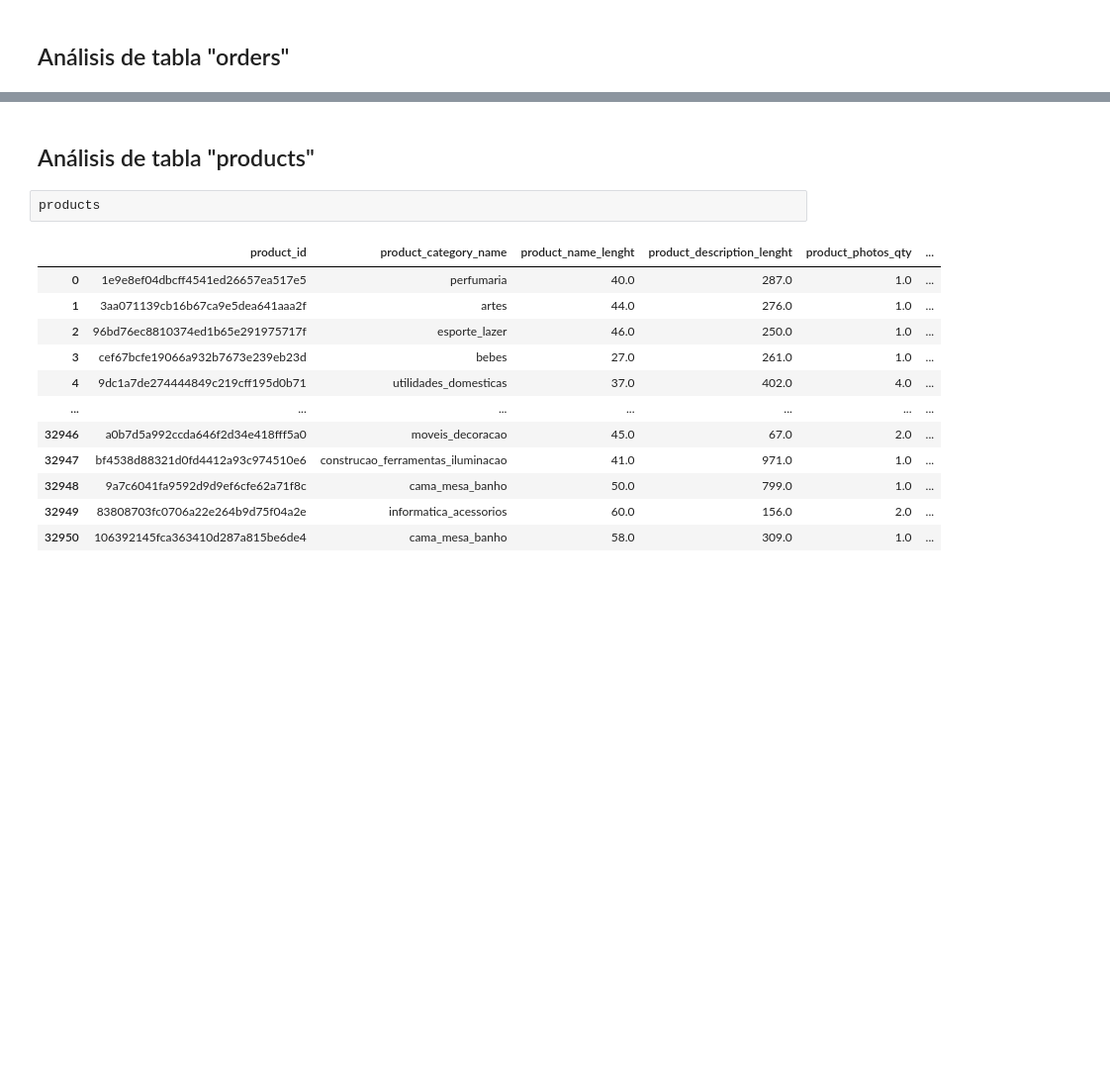
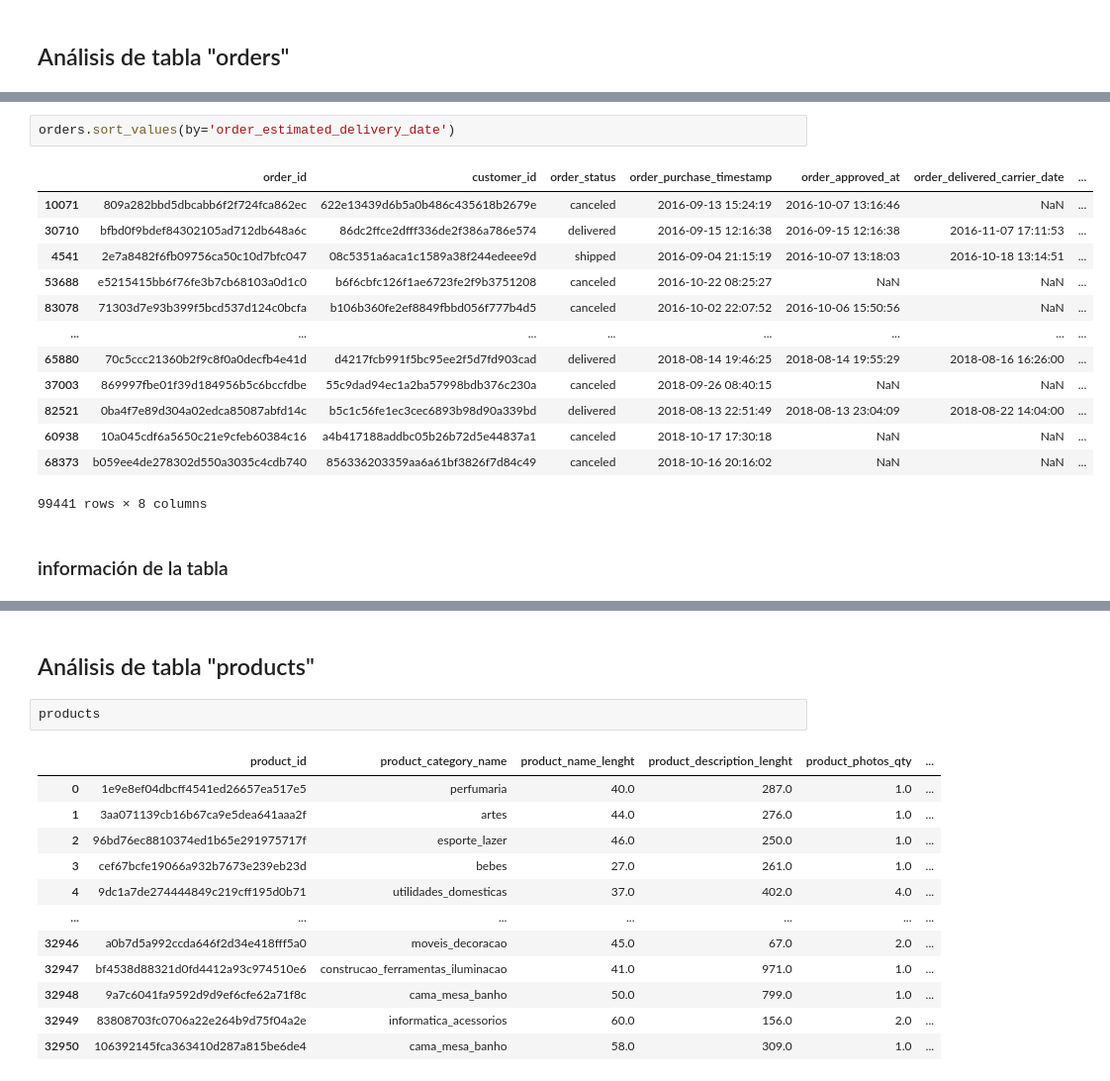
Before and after one commit to damul90/PF_data05, a Jupyter notebook: ETL_EDA.ipynb, the cells around one changed output, grey strips where cells are left out. Shown at 99% size. Saved outputs shown, nothing was run; the diff lists cells and outputs as text; blank space fills up the shorter version.

```diff
--- a/ETL_EDA.ipynb
+++ b/ETL_EDA.ipynb
@@ -897,0 +951,18 @@ orders.head()
+# %%
+orders.sort_values(by='order_estimated_delivery_date')
+# %% [output]
+|  | order_id | customer_id | order_status | order_purchase_timestamp | order_approved_at | order_delivered_carrier_date | ... |
+| 10071 | 809a282bbd5dbcabb6f2f724fca862ec | 622e13439d6b5a0b486c435618b2679e | canceled | 2016-09-13 15:24:19 | 2016-10-07 13:16:46 | NaN | ... |
+| 30710 | bfbd0f9bdef84302105ad712db648a6c | 86dc2ffce2dfff336de2f386a786e574 | delivered | 2016-09-15 12:16:38 | 2016-09-15 12:16:38 | 2016-11-07 17:11:53 | ... |
+| 4541 | 2e7a8482f6fb09756ca50c10d7bfc047 | 08c5351a6aca1c1589a38f244edeee9d | shipped | 2016-09-04 21:15:19 | 2016-10-07 13:18:03 | 2016-10-18 13:14:51 | ... |
+| 53688 | e5215415bb6f76fe3b7cb68103a0d1c0 | b6f6cbfc126f1ae6723fe2f9b3751208 | canceled | 2016-10-22 08:25:27 | NaN | NaN | ... |
+| 83078 | 71303d7e93b399f5bcd537d124c0bcfa | b106b360fe2ef8849fbbd056f777b4d5 | canceled | 2016-10-02 22:07:52 | 2016-10-06 15:50:56 | NaN | ... |
+| ... | ... | ... | ... | ... | ... | ... | ... |
+| 65880 | 70c5ccc21360b2f9c8f0a0decfb4e41d | d4217fcb991f5bc95ee2f5d7fd903cad | delivered | 2018-08-14 19:46:25 | 2018-08-14 19:55:29 | 2018-08-16 16:26:00 | ... |
+| 37003 | 869997fbe01f39d184956b5c6bccfdbe | 55c9dad94ec1a2ba57998bdb376c230a | canceled | 2018-09-26 08:40:15 | NaN | NaN | ... |
+| 82521 | 0ba4f7e89d304a02edca85087abfd14c | b5c1c56fe1ec3cec6893b98d90a339bd | delivered | 2018-08-13 22:51:49 | 2018-08-13 23:04:09 | 2018-08-22 14:04:00 | ... |
+| 60938 | 10a045cdf6a5650c21e9cfeb60384c16 | a4b417188addbc05b26b72d5e44837a1 | canceled | 2018-10-17 17:30:18 | NaN | NaN | ... |
+| 68373 | b059ee4de278302d550a3035c4cdb740 | 856336203359aa6a61bf3826f7d84c49 | canceled | 2018-10-16 20:16:02 | NaN | NaN | ... |
+99441 rows × 8 columns
+# %% [markdown]
+### información de la tabla
```
Also changed, not shown: parts of 113 cells of this notebook.
